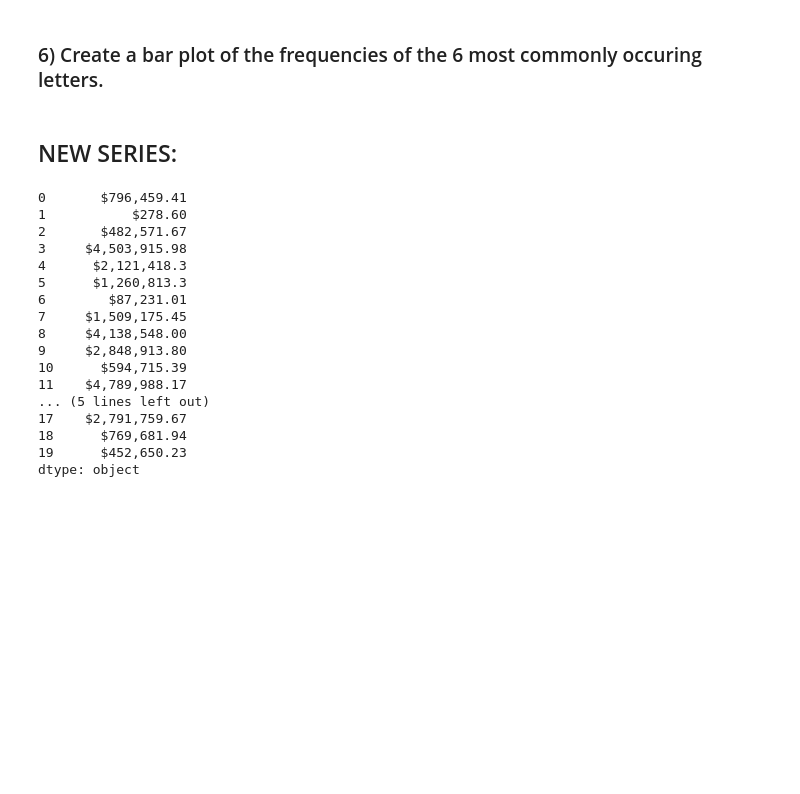
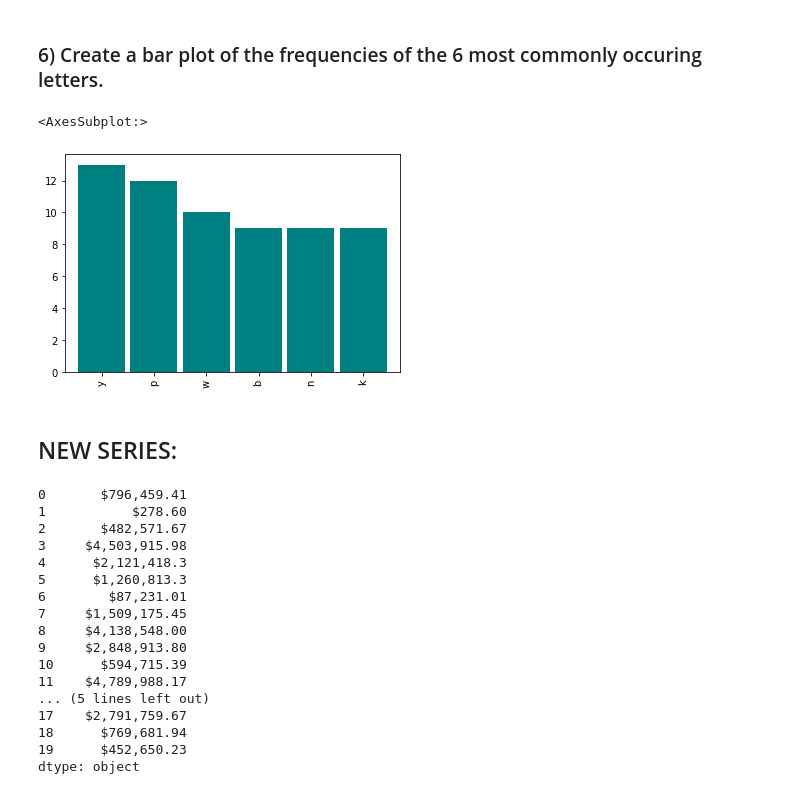
Before and after one commit to jeneyring/data_science_libraries, a Jupyter notebook: pandas_series.ipynb, the cells around one changed output. Cells and saved outputs as stored; diff of their text form; code cells hidden in the pictures; blank space fills up the shorter version.

```diff
--- a/pandas_series.ipynb
+++ b/pandas_series.ipynb
@@ -498,7 +528,10 @@ letters.str.capitalize()
 # %% [markdown]
 ### 6) Create a bar plot of the frequencies of the 6 most commonly occuring letters.
 # %%
-letters.value_counts().head(6).plot.bar(color='firebrick', width=.9)
+letters.value_counts().head(6).plot.bar(color='teal', width=.9)
+# %% [output]
+<AxesSubplot:>
+[figure, added]
 # %% [markdown]
 ## NEW SERIES:
 # %%
```
Also changed, not shown: parts of 25 cells of this notebook.
